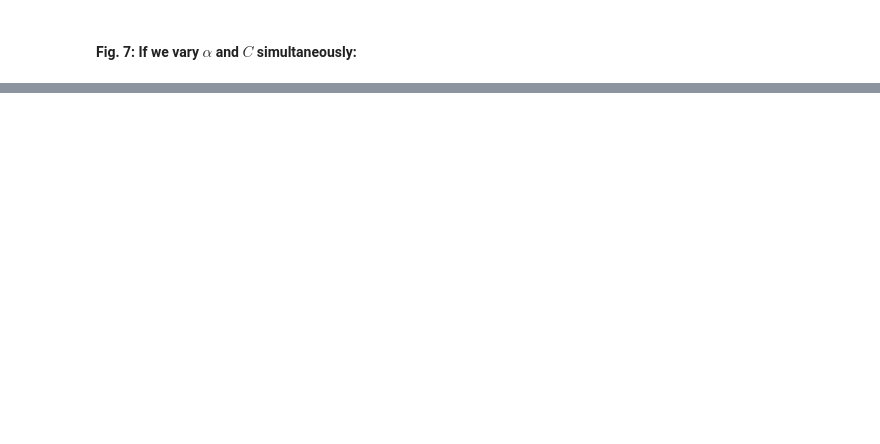
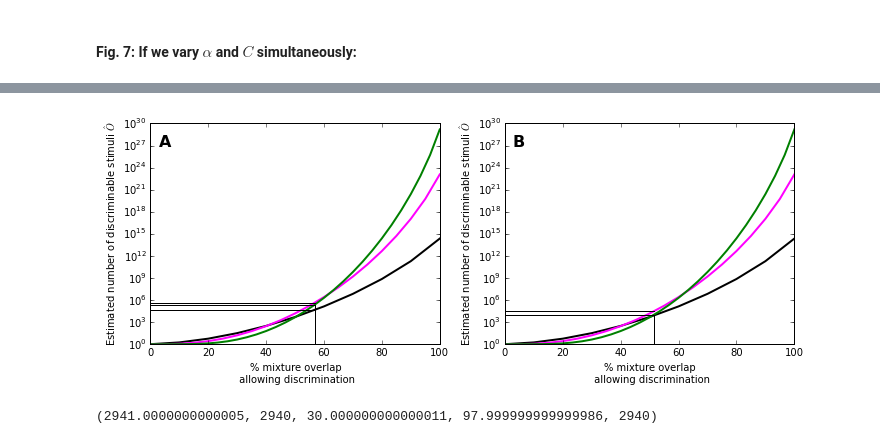
Before and after one commit to rgerkin/trillion, a Jupyter notebook: arxiv.ipynb, the cells around one changed output, grey strips where cells are left out. Drawn from its saved outputs; the diff is of its cells as text; code cells hidden in the pictures; blank space fills up the shorter version.

```diff
--- a/arxiv.ipynb
+++ b/arxiv.ipynb
@@ -234,0 +234,48 @@ plt.tight_layout()
+# %%
+# Edit the parameters in this section.
+C = 128 # Size of molecular library.
+alpha = 0.05 # Signficance threshold.
+S = 26 # Number of subjects.
+T = 20 # Number of tests (mixture pairs) per class.
+multiple_correction = False
+factor = 2 # Set to 2 to use formulas correctly, or to 1 to use formulas as in their original paper.
+
+# This section generates the results.
+D_c = trillion.fig3x(results,'a',alpha=alpha,multiple_correction=False,n_replicates=T,plot=False)
+D_d = trillion.fig3x(results,'b',alpha=alpha/2,multiple_correction=False,n_replicates=S,plot=False)
+# For alpha/2 explantion, see note for Fig. 2b (their Fig. 3b).
+x10 = np.arange(0,11)
+x20 = np.arange(0,21)
+x30 = np.arange(0,31)
+disc = trillion.disc
+
+y10 = [disc(10,C,factor*_) for _ in x10]
+y20 = [disc(20,C,factor*_) for _ in x20]
+y30 = [disc(30,C,factor*_) for _ in x30]
+
+# This section generates the figure.
+for i,(panel,D) in enumerate({'c':D_c,'d':D_d}.items()):
+    ax = plt.subplot(1,2,i+1)
+    D_f = (100-D)/100 # Express as fraction distinct components.
+    plt.plot(100*(1-x10/10),y10,color='black',linewidth=2)
+    plt.plot(100*(1-x20/20),y20,color='magenta',linewidth=2)
+    plt.plot(100*(1-x30/30),y30,color='green',linewidth=2)
+    plt.plot([D,D],[1,disc(30,C,factor*30*D_f)],'k')
+    plt.plot([0,D],[disc(30,C,factor*30*D_f),disc(30,C,factor*30*D_f)],'k')
+    plt.plot([0,D],[disc(20,C,factor*20*D_f),disc(20,C,factor*20*D_f)],'k')
+    plt.plot([0,D],[disc(10,C,factor*10*D_f),disc(10,C,factor*10*D_f)],'k')
+    plt.yscale('log')
+    plt.xlabel("% mixture overlap \n allowing discrimination");
+    plt.ylabel(r'Estimated number of discriminable stimuli $\hat{O}$');
+    ax.text(0.03, 0.95, chr(ord('A')+i), transform=ax.transAxes,
+      fontsize=16, fontweight='bold', va='top')
+
+fig = plt.gcf()
+fig.set_size_inches(10,4)
+plt.tight_layout()
+# %% [output]
+[figure, added]
+# %%
+trillion.ball(30,128,1),30*98,trillion.get_n_combos(30,1),trillion.get_n_combos(C-30,1),30*98
+# %% [output]
+(2941.0000000000005, 2940, 30.000000000000011, 97.999999999999986, 2940)
```
Also changed, not shown: parts of 10 cells of this notebook, 1 other file.
